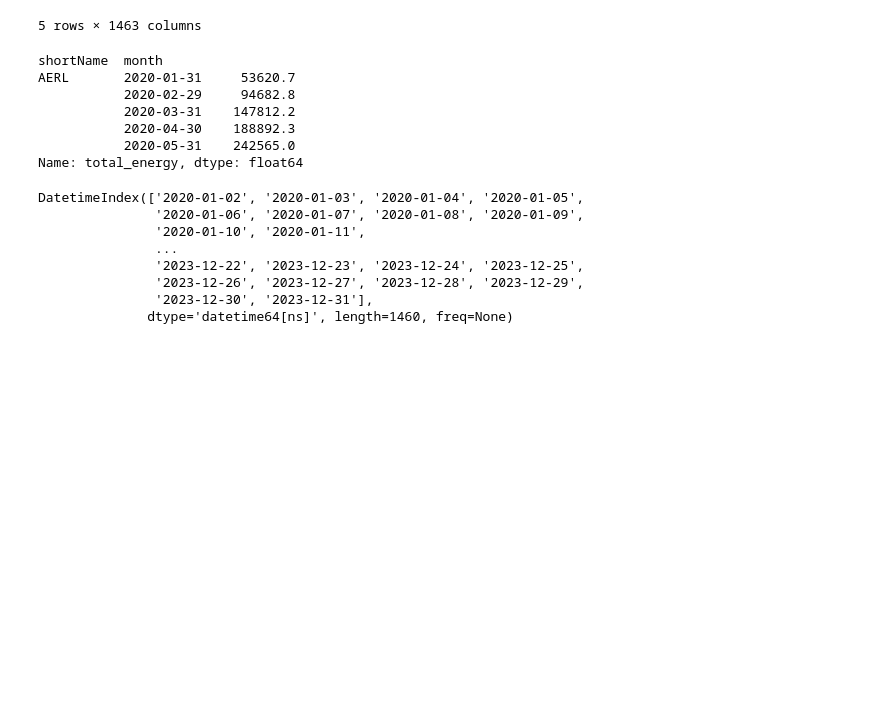
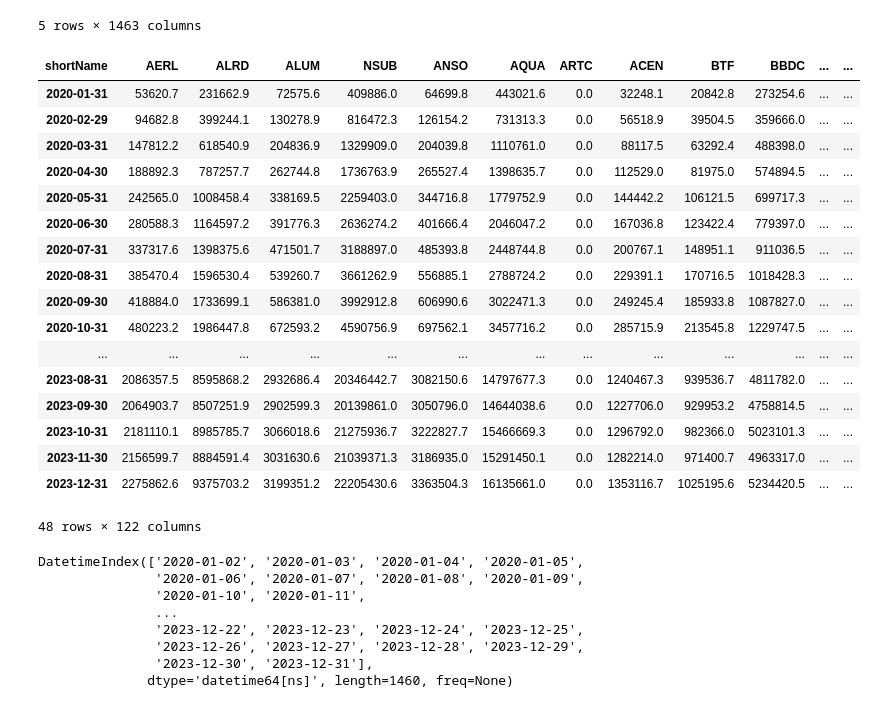
Before and after one commit to Speculatorrr/ECON323-Building-Energy-Analysis, a Jupyter notebook: Final_Project.ipynb, the cells around one changed output. Cells and saved outputs as stored; diff of their text form; code cells hidden in the pictures; blank space fills up the shorter version.

```diff
--- a/Final_Project.ipynb
+++ b/Final_Project.ipynb
@@ -128,5 +148,5 @@ df_EEU
 | 121 | WLIB | Academic | 7777.0 | 2331.5 | 3634.0 | 3451.5 | ... |
 122 rows × 1464 columns
 # %%
-df_EEU.set_index("Type").T.index[2:]
+df_EEU.set_index("Type").T.index[3:]
 # %% [output]
@@ -220,18 +277,29 @@ df_EEU.head()
 | ANSO | Academic | 6220.0 | 969.5 | 1269.0 | 1292.0 | ... |
 5 rows × 1463 columns
 # %%
-tidy_date = date_EEU.T.resample("ME").sum().T.stack()
-tidy_date.index.names = ["shortName", "month"]
-tidy_date.name = "total_energy"
-tidy_date.head()
+tidy_date = date_EEU.T.resample("ME").sum()#.T.stack()
+#tidy_date.index.names = ["shortName", "month"]
+#tidy_date.name = "total_energy"
+tidy_date#.diff()#.head()
 # %% [output]
+| shortName | AERL | ALRD | ALUM | NSUB | ANSO | AQUA | ARTC | ACEN | BTF | BBDC | ... | ... |
+| 2020-01-31 | 53620.7 | 231662.9 | 72575.6 | 409886.0 | 64699.8 | 443021.6 | 0.0 | 32248.1 | 20842.8 | 273254.6 | ... | ... |
+| 2020-02-29 | 94682.8 | 399244.1 | 130278.9 | 816472.3 | 126154.2 | 731313.3 | 0.0 | 56518.9 | 39504.5 | 359666.0 | ... | ... |
+| 2020-03-31 | 147812.2 | 618540.9 | 204836.9 | 1329909.0 | 204039.8 | 1110761.0 | 0.0 | 88117.5 | 63292.4 | 488398.0 | ... | ... |
+| 2020-04-30 | 188892.3 | 787257.7 | 262744.8 | 1736763.9 | 265527.4 | 1398635.7 | 0.0 | 112529.0 | 81975.0 | 574894.5 | ... | ... |
+| 2020-05-31 | 242565.0 | 1008458.4 | 338169.5 | 2259403.0 | 344716.8 | 1779752.9 | 0.0 | 144442.2 | 106121.5 | 699717.3 | ... | ... |
+| 2020-06-30 | 280588.3 | 1164597.2 | 391776.3 | 2636274.2 | 401666.4 | 2046047.2 | 0.0 | 167036.8 | 123422.4 | 779397.0 | ... | ... |
+| 2020-07-31 | 337317.6 | 1398375.6 | 471501.7 | 3188897.0 | 485393.8 | 2448744.8 | 0.0 | 200767.1 | 148951.1 | 911036.5 | ... | ... |
+| 2020-08-31 | 385470.4 | 1596530.4 | 539260.7 | 3661262.9 | 556885.1 | 2788724.2 | 0.0 | 229391.1 | 170716.5 | 1018428.3 | ... | ... |
+| 2020-09-30 | 418884.0 | 1733699.1 | 586381.0 | 3992912.8 | 606990.6 | 3022471.3 | 0.0 | 249245.4 | 185933.8 | 1087827.0 | ... | ... |
+| 2020-10-31 | 480223.2 | 1986447.8 | 672593.2 | 4590756.9 | 697562.1 | 3457716.2 | 0.0 | 285715.9 | 213545.8 | 1229747.5 | ... | ... |
+| ... | ... | ... | ... | ... | ... | ... | ... | ... | ... | ... | ... | ... |
+| 2023-08-31 | 2086357.5 | 8595868.2 | 2932686.4 | 20346442.7 | 3082150.6 | 14797677.3 | 0.0 | 1240467.3 | 939536.7 | 4811782.0 | ... | ... |
+| 2023-09-30 | 2064903.7 | 8507251.9 | 2902599.3 | 20139861.0 | 3050796.0 | 14644038.6 | 0.0 | 1227706.0 | 929953.2 | 4758814.5 | ... | ... |
+| 2023-10-31 | 2181110.1 | 8985785.7 | 3066018.6 | 21275936.7 | 3222827.7 | 15466669.3 | 0.0 | 1296792.0 | 982366.0 | 5023101.3 | ... | ... |
+| 2023-11-30 | 2156599.7 | 8884591.4 | 3031630.6 | 21039371.3 | 3186935.0 | 15291450.1 | 0.0 | 1282214.0 | 971400.7 | 4963317.0 | ... | ... |
+| 2023-12-31 | 2275862.6 | 9375703.2 | 3199351.2 | 22205430.6 | 3363504.3 | 16135661.0 | 0.0 | 1353116.7 | 1025195.6 | 5234420.5 | ... | ... |
-shortName  month
-AERL       2020-01-31     53620.7
-           2020-02-29     94682.8
-           2020-03-31    147812.2
-           2020-04-30    188892.3
-           2020-05-31    242565.0
-Name: total_energy, dtype: float64
+48 rows × 122 columns
 # %%
 print(date_EEU.columns)
 # %% [output]
```
Also changed, not shown: parts of 4 cells of this notebook, 1 other file.
